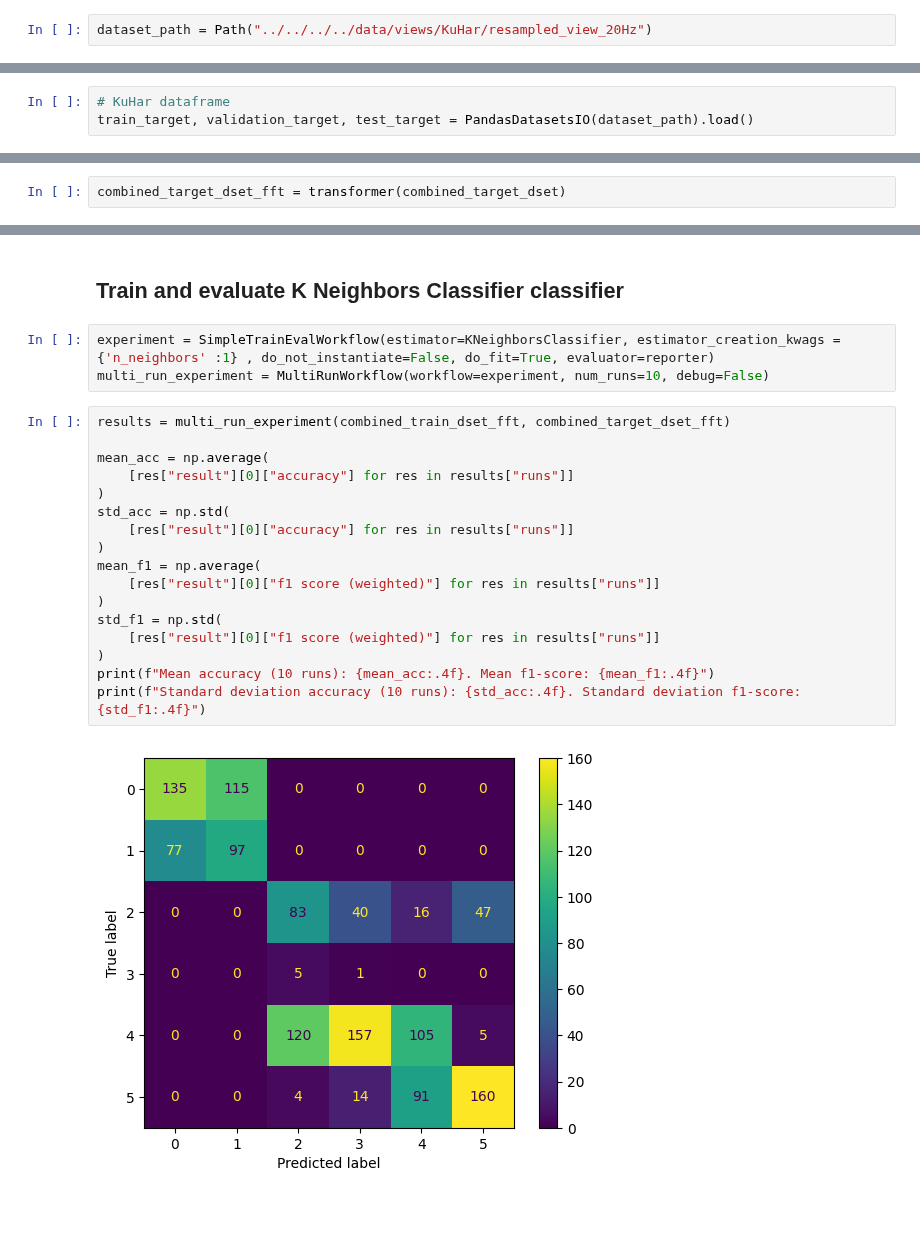
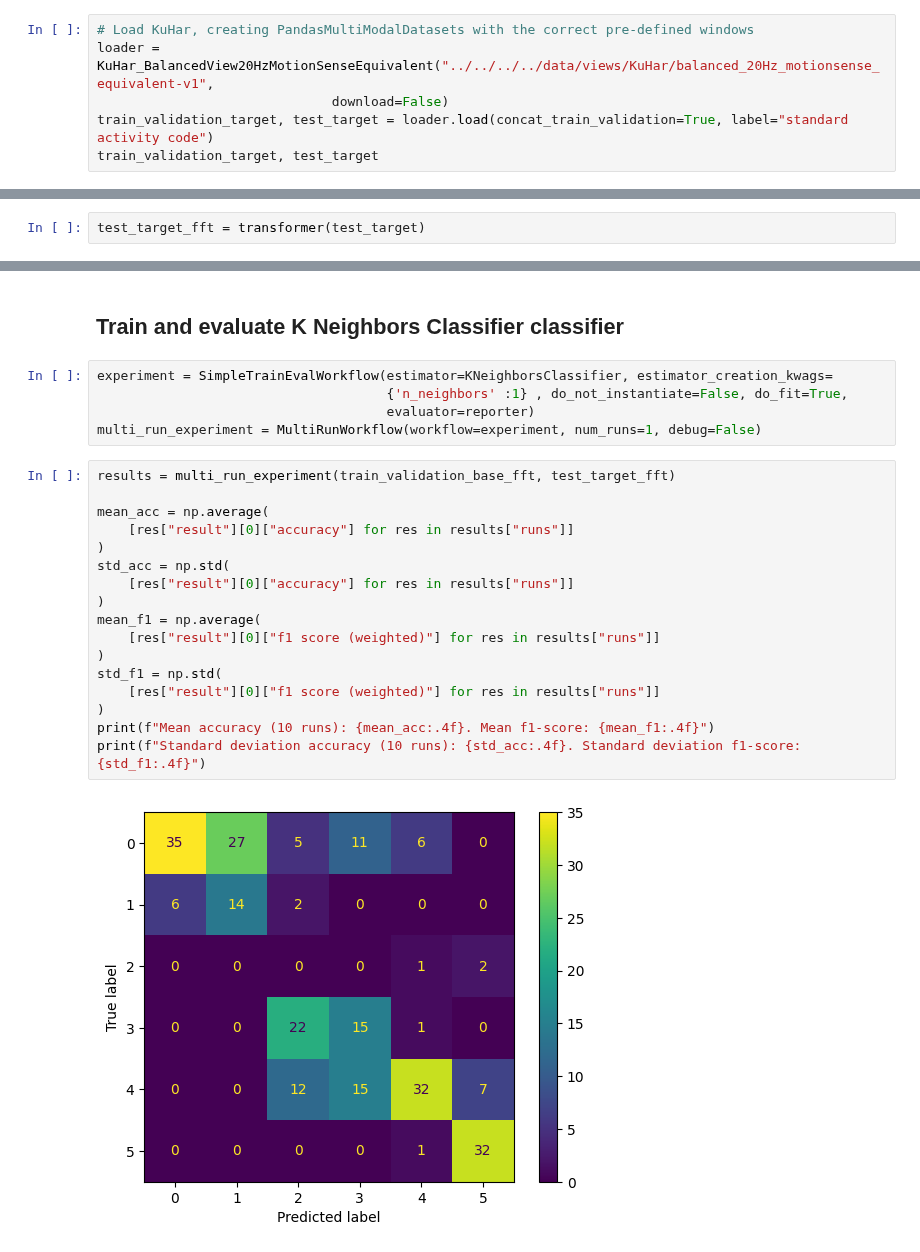
Before and after one commit to otavioon/librep-hiaac, a Jupyter notebook: experiments/Crossvalidation_experiments/No UMAP/Without normalization/Base_Motion_target_KuHar.ipynb, the cells around one changed output, grey strips where cells are left out. Saved outputs shown, nothing was run; the diff lists cells and outputs as text; blank space fills up the shorter version.

Commit message:
Experiment cross validation with MotionSense and KuHar

```diff
--- a/experiments/Crossvalidation_experiments/No UMAP/Without normalization/Base_Motion_target_KuHar.ipynb
+++ b/experiments/Crossvalidation_experiments/No UMAP/Without normalization/Base_Motion_target_KuHar.ipynb
@@ -148,4 +123,8 @@ array([[ 5.2349672 ,  1.31500631,  0.62294979, ...,  7.47277363,
 ## Loading data from a target dataset - KuHar
 In this case we use the KuHar dataset resampled at 20 Hz
 # %%
-dataset_path = Path("../../../../data/views/KuHar/resampled_view_20Hz")
+# Load KuHar, creating PandasMultiModalDatasets with the correct pre-defined windows
+loader = KuHar_BalancedView20HzMotionSenseEquivalent("../../../../data/views/KuHar/balanced_20Hz_motionsense_equivalent-v1",
+                              download=False)
+train_validation_target, test_target = loader.load(concat_train_validation=True, label="standard activity code")
+train_validation_target, test_target
@@ -152,4 +134 @@ dataset_path = Path("../../../../data/views/KuHar/resampled_view_20Hz")
-# %%
-# KuHar dataframe
-train_target, validation_target, test_target = PandasDatasetsIO(dataset_path).load()
 # %%
@@ -216,3 +144,3 @@ The label of sample 0: 1
 # %%
-combined_target_dset_fft = transformer(combined_target_dset)
+test_target_fft = transformer(test_target)
 # %%
@@ -337,24 +274,26 @@ Standard deviation accuracy (10 runs): 0.0000. Standard deviation f1-score: 0.00
 # %% [markdown]
 ## Train and evaluate K Neighbors Classifier classifier
 # %%
-experiment = SimpleTrainEvalWorkflow(estimator=KNeighborsClassifier, estimator_creation_kwags ={'n_neighbors' :1} , do_not_instantiate=False, do_fit=True, evaluator=reporter)
-multi_run_experiment = MultiRunWorkflow(workflow=experiment, num_runs=10, debug=False)
+experiment = SimpleTrainEvalWorkflow(estimator=KNeighborsClassifier, estimator_creation_kwags=
+                                     {'n_neighbors' :1} , do_not_instantiate=False, do_fit=True,
+                                     evaluator=reporter)
+multi_run_experiment = MultiRunWorkflow(workflow=experiment, num_runs=1, debug=False)
 # %%
-results = multi_run_experiment(combined_train_dset_fft, combined_target_dset_fft)
+results = multi_run_experiment(train_validation_base_fft, test_target_fft)
 
 mean_acc = np.average(
     [res["result"][0]["accuracy"] for res in results["runs"]]
 )
 std_acc = np.std(
     [res["result"][0]["accuracy"] for res in results["runs"]]
 )
 mean_f1 = np.average(
     [res["result"][0]["f1 score (weighted)"] for res in results["runs"]]
 )
 std_f1 = np.std(
     [res["result"][0]["f1 score (weighted)"] for res in results["runs"]]
 )
 print(f"Mean accuracy (10 runs): {mean_acc:.4f}. Mean f1-score: {mean_f1:.4f}")
 print(f"Standard deviation accuracy (10 runs): {std_acc:.4f}. Standard deviation f1-score: {std_f1:.4f}")
 # %% [output]
-[figure, old version]
+[figure, new version]
```
Also changed, not shown: parts of 30 cells of this notebook.
